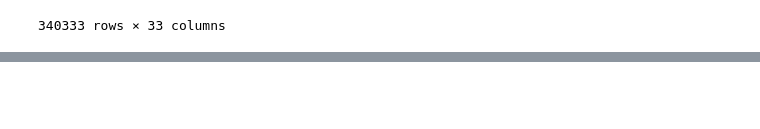
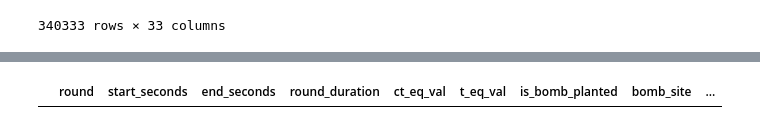
Before and after one commit to gandhimonil9823/CS_GO_Analysis, a Jupyter notebook: preprocessing/Aggregate_data_rounds.ipynb, the cells around one changed output, grey strips where cells are left out. Drawn from its saved outputs; the diff is of its cells as text; code cells hidden in the pictures; blank space fills up the shorter version.

```diff
--- a/preprocessing/Aggregate_data_rounds.ipynb
+++ b/preprocessing/Aggregate_data_rounds.ipynb
@@ -756,0 +779,7 @@ predict_team_rnddata
+# %%
+predict_side_rnddata['start_seconds'].fillna((predict_side_rnddata['start_seconds'].mean()), inplace=True)
+predict_side_rnddata['end_seconds'].fillna((predict_side_rnddata['end_seconds'].mean()), inplace=True)
+predict_side_rnddata['round_duration'].fillna((predict_side_rnddata['round_duration'].mean()), inplace=True)
+predict_side_rnddata[predict_side_rnddata.isna().any(axis=1)]
+# %% [output]
+|  | round | start_seconds | end_seconds | round_duration | ct_eq_val | t_eq_val | is_bomb_planted | bomb_site | ... |
```
Also changed, not shown: parts of 13 cells of this notebook.
